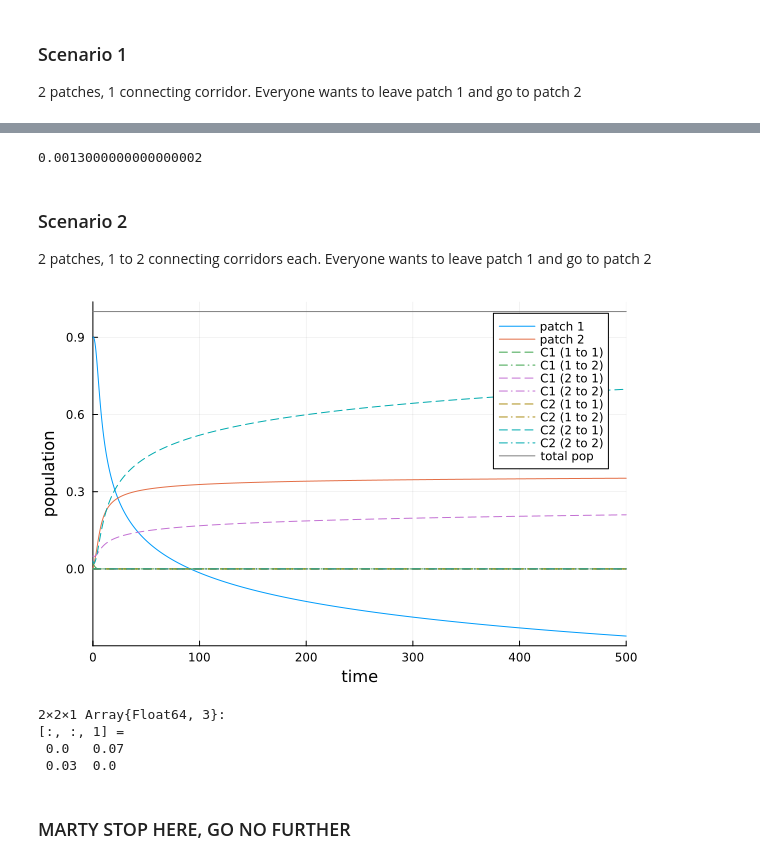
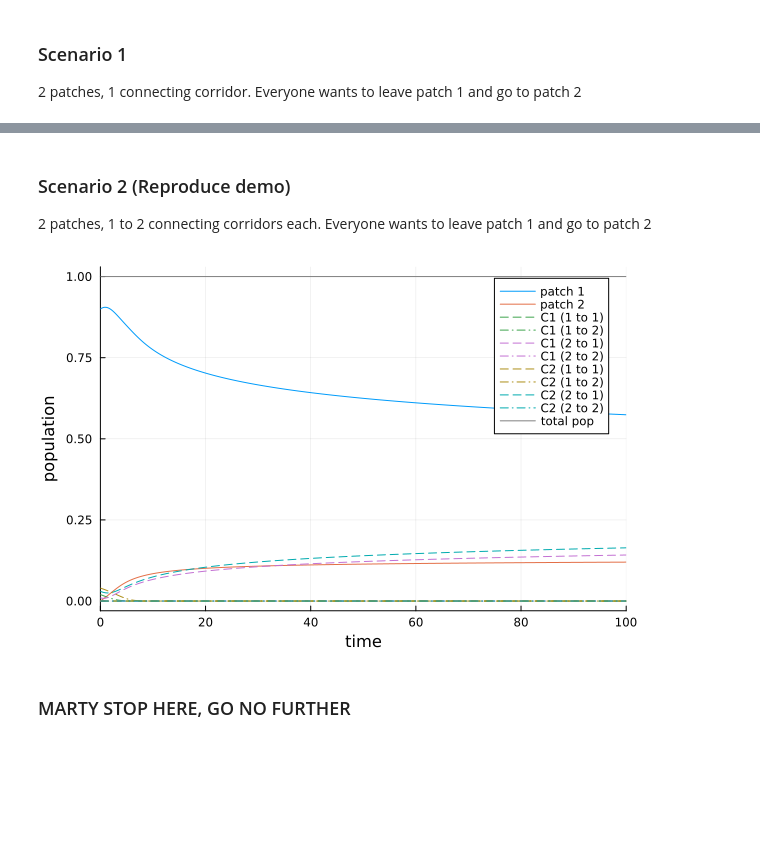
Before and after one commit to acossairt/traffic_air_quality_modeling, a Jupyter notebook: julia_model/travel_4_full_2_wip.ipynb, the cells around one changed output, grey strips where cells are left out. Saved outputs shown, nothing was run; the diff lists cells and outputs as text; code cells hidden in the pictures; blank space fills up the shorter version.

Commit message:
Created mtk_vs_diffeq_travel_demo

```diff
--- a/julia_model/travel_4_full_2_wip.ipynb
+++ b/julia_model/travel_4_full_2_wip.ipynb
@@ -85,6 +85,14 @@ function sys_of_eqs!(dN, N, p, t)
     C_map = C .!= 0.0 # should this be passed in separately, or can I trust it to recalculate each time?
     n = length(P)  # number of patches
     k = size(C)[3] # number of "layers" of corridors (max number of corridors per pair)
+
+    C1_p1_to_p1=C[1,1,1]; C1_p1_to_p2=C[1,2,1]; C1_p2_to_p1=C[2,1,1]; C1_p2_to_p2=C[2,2,1]
+    C2_p1_to_p1=C[1,1,2]; C2_p1_to_p2=C[1,2,2]; C2_p2_to_p1=C[2,1,2]; C2_p2_to_p2=C[2,2,2]
+    println("____________")
+    println("C1_p1_to_p2:$C1_p1_to_p2")
+    println("C1_p2_to_p1:$C1_p2_to_p1")
+    println("C2_p1_to_p2:$C2_p1_to_p2")
+    println("C2_p2_to_p1:$C2_p2_to_p1")
 
     # get parameters
     α = p[1] # α[i] is aversion to congestion for travelers in patch i
@@ -112,11 +120,11 @@ function sys_of_eqs!(dN, N, p, t)
 
     # print some outputs to log file
     if log_outputs
-        df = DataFrame(P1=P[1], P2=P[2], C1_p1_to_p1=C[1,1,1], C1_p1_to_p2=C[1,2,1], C1_p2_to_p1=C[2,1,1],
+        df = DataFrame(time=t, P1=P[1], P2=P[2], C1_p1_to_p1=C[1,1,1], C1_p1_to_p2=C[1,2,1], C1_p2_to_p1=C[2,1,1],
         C1_p2_to_p2=C[2,2,1], P1_net=P_net[1], P2_net=P_net[2], C1_net_p1_to_p1=C_net[1,1,1], C1_net_p1_to_p2=C_net[1,2,1],
         C1_net_p2_to_p1=C_net[2,1,1], C1_net_p2_to_p2=C_net[2,2,1],)
 
-        filename = "output_log.csv"
+        filename = "output_log_v2.csv"
 
         # If file already exists, append. Else, create file. (Note, file is automatically deleted at end of scenario 1)
         if isfile(filename)
@@ -175,11 +183,11 @@ N0 = ArrayPartition(P_init, C_init)
 #############################
 # SOLVE SYSTEM OF EQUATIONS #
 #############################
-write("output_log.txt", "") # clear existing log file
-rm("output_log.csv", force=true)
+write("output_log_v2.csv", "") # clear existing log file
+rm("output_log_v2.csv", force=true)
 isoutofdomain = (u, p, t) -> any(x -> x < 0, u)
 prob = ODEProblem(sys_of_eqs!, N0, (0.0, t_end), p)
-sol = solve(prob, Vern8(), saveat=0.05)#, isoutofdomain=isoutofdomain)
+sol = solve(prob, Tsit5(), saveat=0.05)#, isoutofdomain=isoutofdomain)
 
 ########
 # PLOT #
@@ -344,9 +331,5 @@ plot(sol.t, sol[1,:])
-# %%
-0.26*0.005
-# %% [output]
-0.0013000000000000002
 # %% [markdown]
-### Scenario 2
+### Scenario 2 (Reproduce demo)
 2 patches, 1 to 2 connecting corridors each. Everyone wants to leave patch 1 and go to patch 2
 # %%
 #########################################
@@ -358,8 +341,8 @@ n = length(P_init)
 
 # Construct a 2D matrix for each "layer" of the network, then concatenate,
 # Every pair of distinct patches should have at least one connecting corridor
-C_l1 = [0.0 0.05 ; 0.02 0.0]
-C_l2 = [0.0 0.03 ; 0.0 0.0]
+C_l1 = [0.0 0.01 ; 0.02 0.0]
+C_l2 = [0.0 0.03 ; 0.04 0.0]
 C_init = cat(C_l1, C_l2; dims=3)
 k = size(C_init)[3]
 
@@ -368,7 +351,7 @@ C_map = C_init .!= 0.0
 
 # Make a simple matrix of β values for each "layer" of connections, then concatenate
 # For now, let all corridors in a given layer have the same value of β
-β1 = 60; β2 = 15 # WHY do I seemingly need to inverse my β's?
+β1 = 60; β2 = 50 # WHY do I seemingly need to inverse my β's? Also B1=60 and B2=15 seems to give me negative P1 populations?
 β_mtx = cat(C_map[:, :, 1] * β1, C_map[:, :, 2] * β2; dims=3)
 # or
 #β_l1 = β1 * (C_l1 .!= 0.0)
@@ -377,7 +360,7 @@ C_map = C_init .!= 0.0
 
 # Parameters
 log_outputs = false
-Δt = 500.0
+Δt = 100.0
 α_lst = [0.7, 0.9]
 p_out_lst = [1.0, 0.0] #repeat([1.0], n)
 p = (α_lst, β_mtx, p_out_lst, log_outputs)
@@ -387,7 +370,7 @@ N0 = ArrayPartition(P_init, C_init)
 # SOLVE SYSTEM OF EQUATIONS #
 #############################
 isoutofdomain = (u, p, t) -> any(x -> x < 0, u)
-prob = ODEProblem(sys_of_eqs, N0, (0.0, Δt), p)
+prob = ODEProblem(sys_of_eqs!, N0, (0.0, Δt), p)
 sol = solve(prob, Vern8())#, isoutofdomain=isoutofdomain)
 
 ########
@@ -397,42 +380,34 @@ sol = solve(prob, Vern8())#, isoutofdomain=isoutofdomain)
 # Plot patch populations
 plt = plot(sol, idxs = (0,1), xlabel="time", ylabel="population", label="patch 1")
 for patch_num in 2:n
     plot!(sol, idxs = (0,patch_num), xlabel="time", ylabel="population", label="patch $patch_num")
 end
 
 # Plot corridor populations
 linestyles = [:dash, :dashdot, :dashdotdot, :dot] # origin patch
 linecolors = palette(:default)                    # destination patch
 for slice_n in 1:k
     for row_i in 1:n # loop through rows
         for col_j in 1:n # loop through columns
             sol_n = n + ((slice_n-1)*k + row_i-1)*n + col_j # but skip the first n numbers because those were patches, already plotted
             #if sol_n > 10
             #    my_col = linecolors[slice_n*k + row_i]
             #    my_ls = linestyles[col_j]
             #    println("sol_n:$sol_n -- slice_n:$slice_n, row_i:$row_i, col_j:$col_j, ls:$my_ls, color:$my_col")
             #    break
             #end
             plot!(sol, idxs = (0,sol_n), xlabel="time", ylabel="population", label="C$slice_n ($row_i to $col_j)", ls=linestyles[col_j], lc=linecolors[slice_n*k + row_i])
         end
     end
 end
 
 # plot totals
 total_pop = vec(sum(sol, dims=1))
 plot!(sol.t, total_pop, label="total pop", lc="gray")
 
 display(plt)
-#flush(stdout)
 # %% [output]
-[figure, old version]
+[figure, new version]
-# %%
-C_init
-# %% [output]
-2×2×1 Array{Float64, 3}:
-[:, :, 1] =
- 0.0   0.07
- 0.03  0.0
 # %% [markdown]
 ### MARTY STOP HERE, GO NO FURTHER
 # %% [markdown]
```
Also changed, not shown: parts of 7 cells of this notebook, 19 other files.
